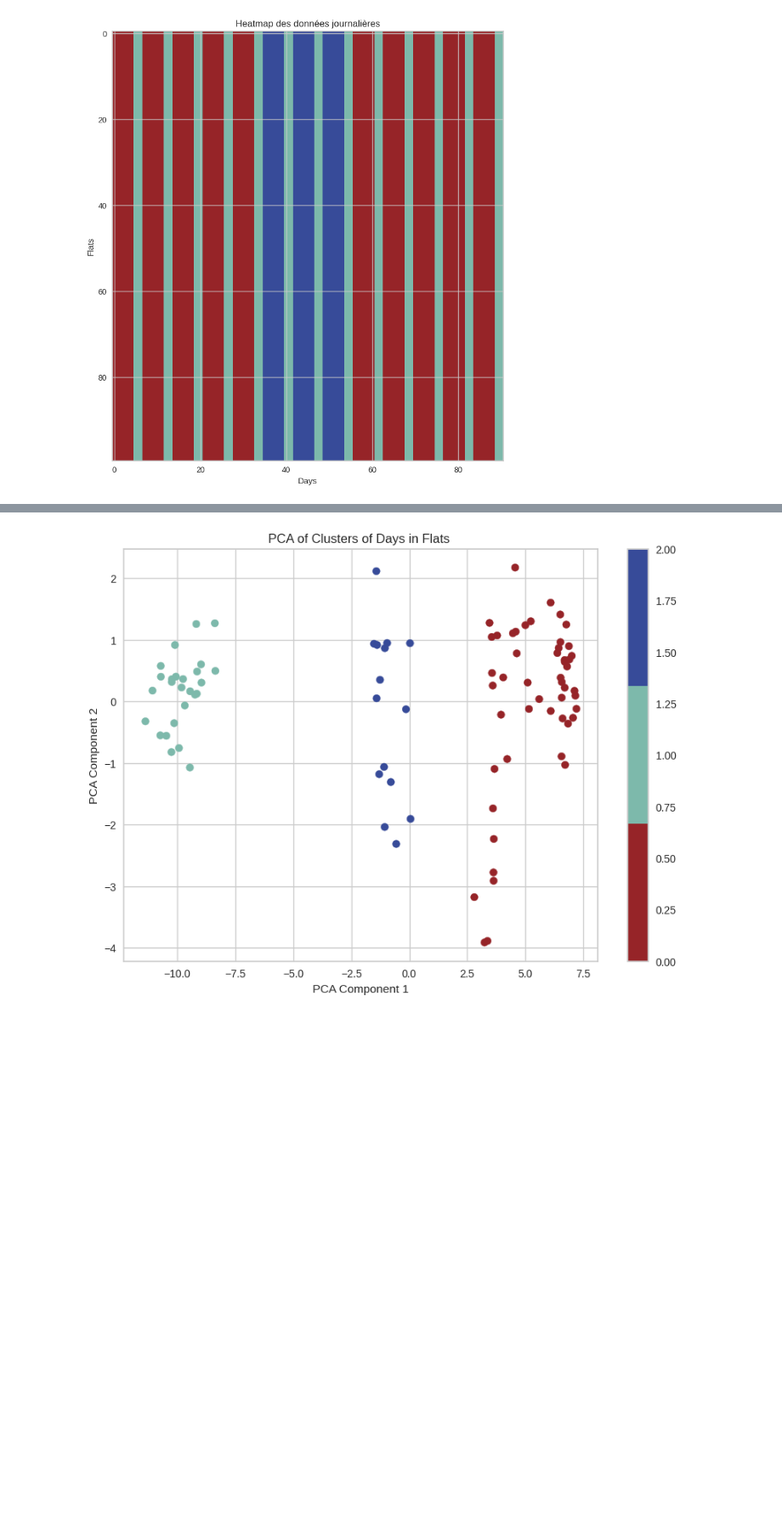
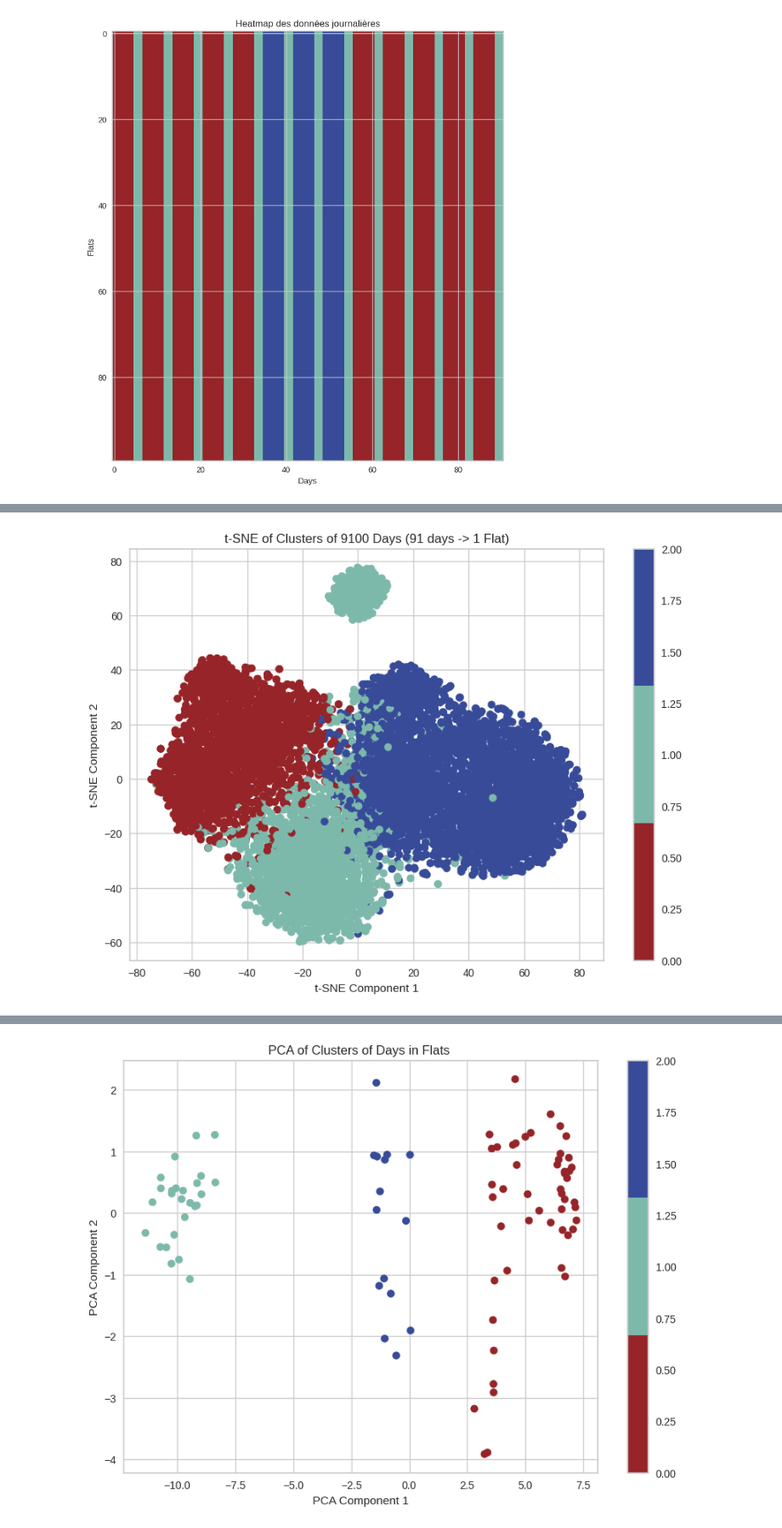
Before and after one commit to goamegah/Times-Series-Clustering, a Jupyter notebook: flat_energy_conso_cluster.ipynb, the cells around one changed output, grey strips where cells are left out. Shown at 85% size. Cells and saved outputs as stored; diff of their text form; code cells hidden in the pictures; blank space fills up the shorter version.

```diff
--- a/flat_energy_conso_cluster.ipynb
+++ b/flat_energy_conso_cluster.ipynb
@@ -155,0 +169,12 @@ from sklearn.decomposition import PCA
+# %%
+tsne = TSNE(n_components=2, random_state=42)
+X_tsne = tsne.fit_transform(X)
+plt.figure(figsize=(10, 7))
+plt.scatter(X_tsne[:, 0], X_tsne[:, 1], c=kmeans.labels_, cmap=couleurs)
+plt.xlabel('t-SNE Component 1')
+plt.ylabel('t-SNE Component 2')
+plt.title('t-SNE of Clusters of 9100 Days (91 days -> 1 Flat)')
+plt.colorbar()
+plt.show()
+# %% [output]
+[figure, added]
```
Also changed, not shown: parts of 20 cells of this notebook.
